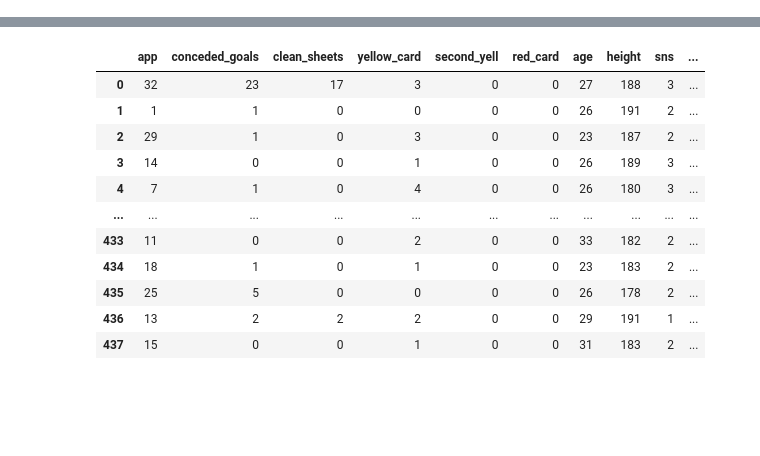
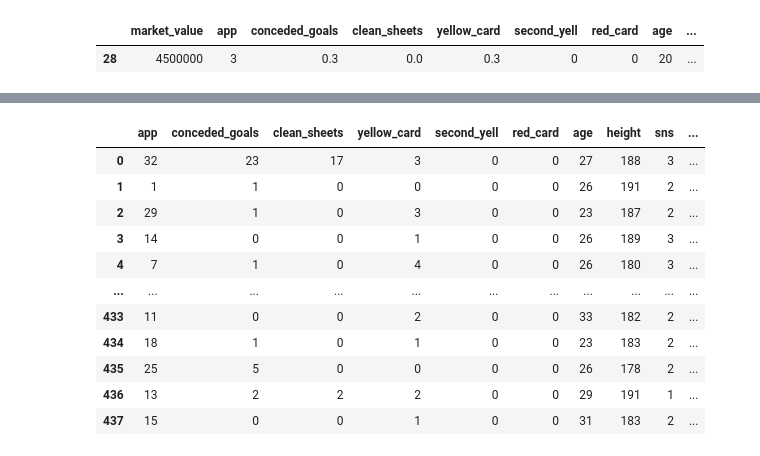
Before and after one commit to dss-17th/reg-repo-8, a Jupyter notebook: kang/5_12__.ipynb, the cells around one changed output, grey strips where cells are left out. Saved outputs shown, nothing was run; the diff lists cells and outputs as text; code cells hidden in the pictures; blank space fills up the shorter version.

```diff
--- a/kang/5_12__.ipynb
+++ b/kang/5_12__.ipynb
@@ -24,4 +24,9 @@ standard = StandardScaler()
 robust = RobustScaler()
 minmax = MinMaxScaler()
 maxabs = MaxAbsScaler()
+# %%
+premier_df[premier_df['club']=='Liverpool FC U23']
+# %% [output]
+|  | market_value | app | conceded_goals | clean_sheets | yellow_card | second_yell | red_card | age | ... |
+| 28 | 4500000 | 3 | 0.3 | 0.0 | 0.3 | 0 | 0 | 20 | ... |
 # %%
```
Also changed, not shown: parts of 5 cells of this notebook, 2 other files.
